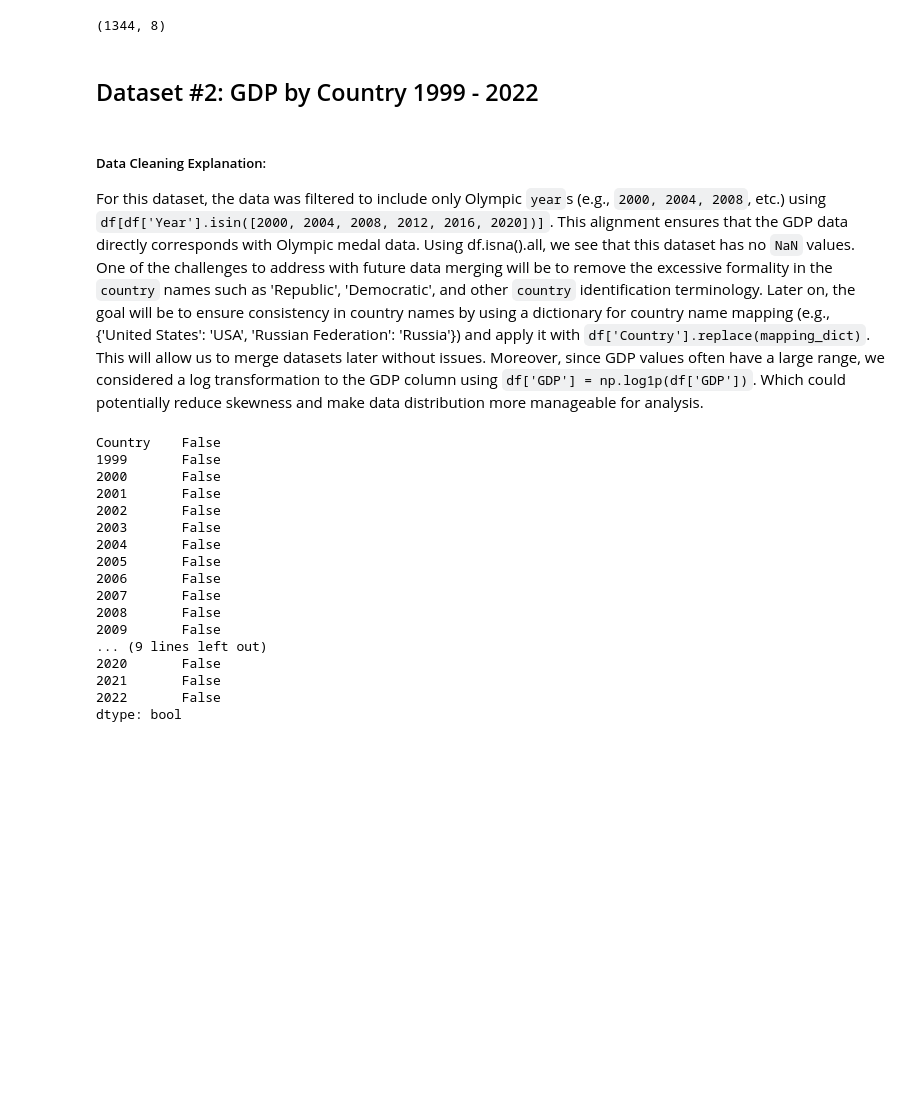
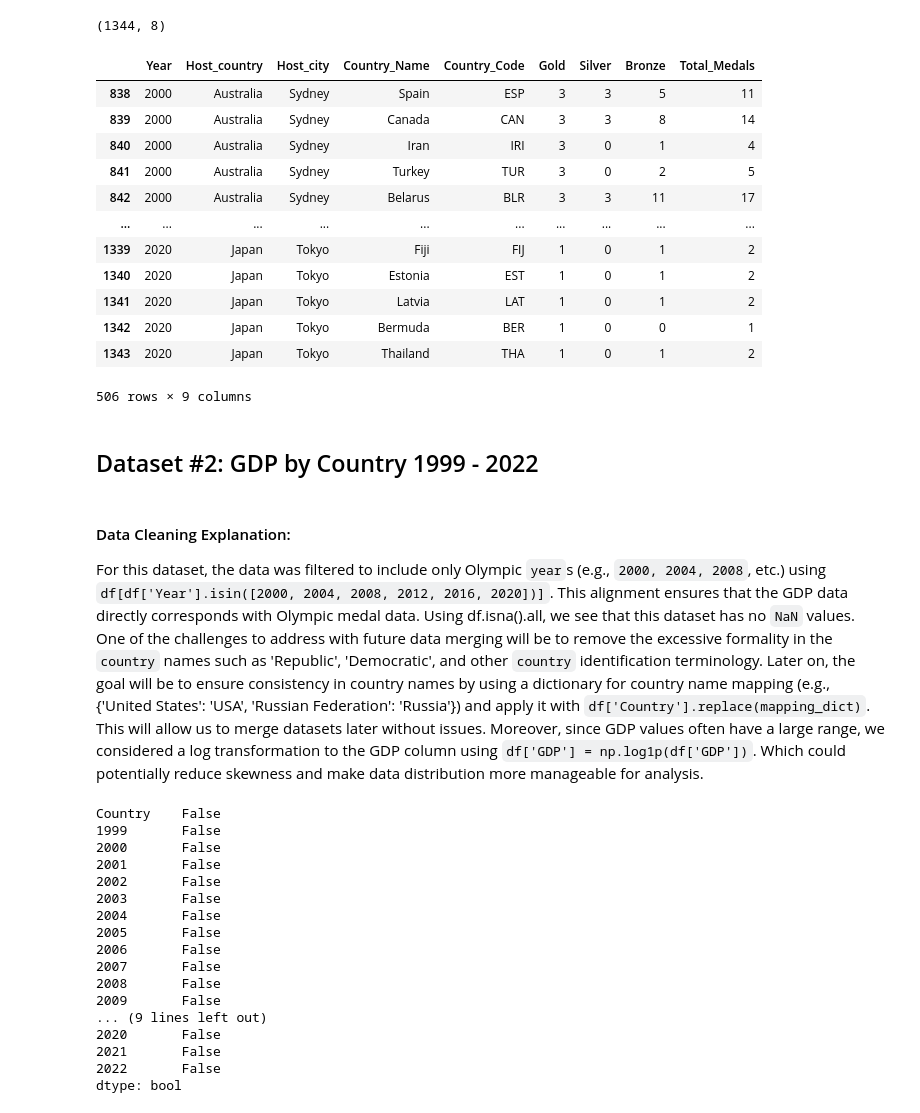
Before and after one commit to levsah/Olympinomics, a Jupyter notebook: DataCheckpoint_Group103-FA24.ipynb, the cells around one changed output. Cells and saved outputs as stored; diff of their text form; code cells hidden in the pictures; blank space fills up the shorter version.

Commit message:
DataCheckpoint complete

```diff
--- a/DataCheckpoint_Group103-FA24.ipynb
+++ b/DataCheckpoint_Group103-FA24.ipynb
@@ -259,10 +259,27 @@ medals_cleaned.head()
 medals.shape
 # %% [output]
 (1344, 8)
+# %%
+medals_cleaned = medals_cleaned[medals_cleaned['Year'] >= 1999]
+medals_cleaned
+# %% [output]
+|  | Year | Host_country | Host_city | Country_Name | Country_Code | Gold | Silver | Bronze | Total_Medals |
+| 838 | 2000 | Australia | Sydney | Spain | ESP | 3 | 3 | 5 | 11 |
+| 839 | 2000 | Australia | Sydney | Canada | CAN | 3 | 3 | 8 | 14 |
+| 840 | 2000 | Australia | Sydney | Iran | IRI | 3 | 0 | 1 | 4 |
+| 841 | 2000 | Australia | Sydney | Turkey | TUR | 3 | 0 | 2 | 5 |
+| 842 | 2000 | Australia | Sydney | Belarus | BLR | 3 | 3 | 11 | 17 |
+| ... | ... | ... | ... | ... | ... | ... | ... | ... | ... |
+| 1339 | 2020 | Japan | Tokyo | Fiji | FIJ | 1 | 0 | 1 | 2 |
+| 1340 | 2020 | Japan | Tokyo | Estonia | EST | 1 | 0 | 1 | 2 |
+| 1341 | 2020 | Japan | Tokyo | Latvia | LAT | 1 | 0 | 1 | 2 |
+| 1342 | 2020 | Japan | Tokyo | Bermuda | BER | 1 | 0 | 0 | 1 |
+| 1343 | 2020 | Japan | Tokyo | Thailand | THA | 1 | 0 | 1 | 2 |
+506 rows × 9 columns
 # %% [markdown]
 ## Dataset #2: GDP by Country 1999 - 2022
 # %% [markdown]
-##### Data Cleaning Explanation:
+#### Data Cleaning Explanation:
 
 For this dataset, the data was filtered to include only Olympic `year`s (e.g., `2000, 2004, 2008`, etc.) using `df[df['Year'].isin([2000, 2004, 2008, 2012, 2016, 2020])]`. This alignment ensures that the GDP data directly corresponds with Olympic medal data. Using df.isna().all, we see that this dataset has no `NaN` values. One of the challenges to address with future data merging will be to remove the excessive formality in the `country` names such as 'Republic', 'Democratic', and other `country` identification terminology. Later on, the goal will be to ensure consistency in country names by using a dictionary for country name mapping (e.g., {'United States': 'USA', 'Russian Federation': 'Russia'}) and apply it with `df['Country'].replace(mapping_dict)`. This will allow us to merge datasets later without issues. Moreover, since GDP values often have a large range, we considered a log transformation to the GDP column using `df['GDP'] = np.log1p(df['GDP'])`. Which could potentially reduce skewness and make data distribution more manageable for analysis.
 # %%
```
Also changed, not shown: parts of 3 cells of this notebook.
